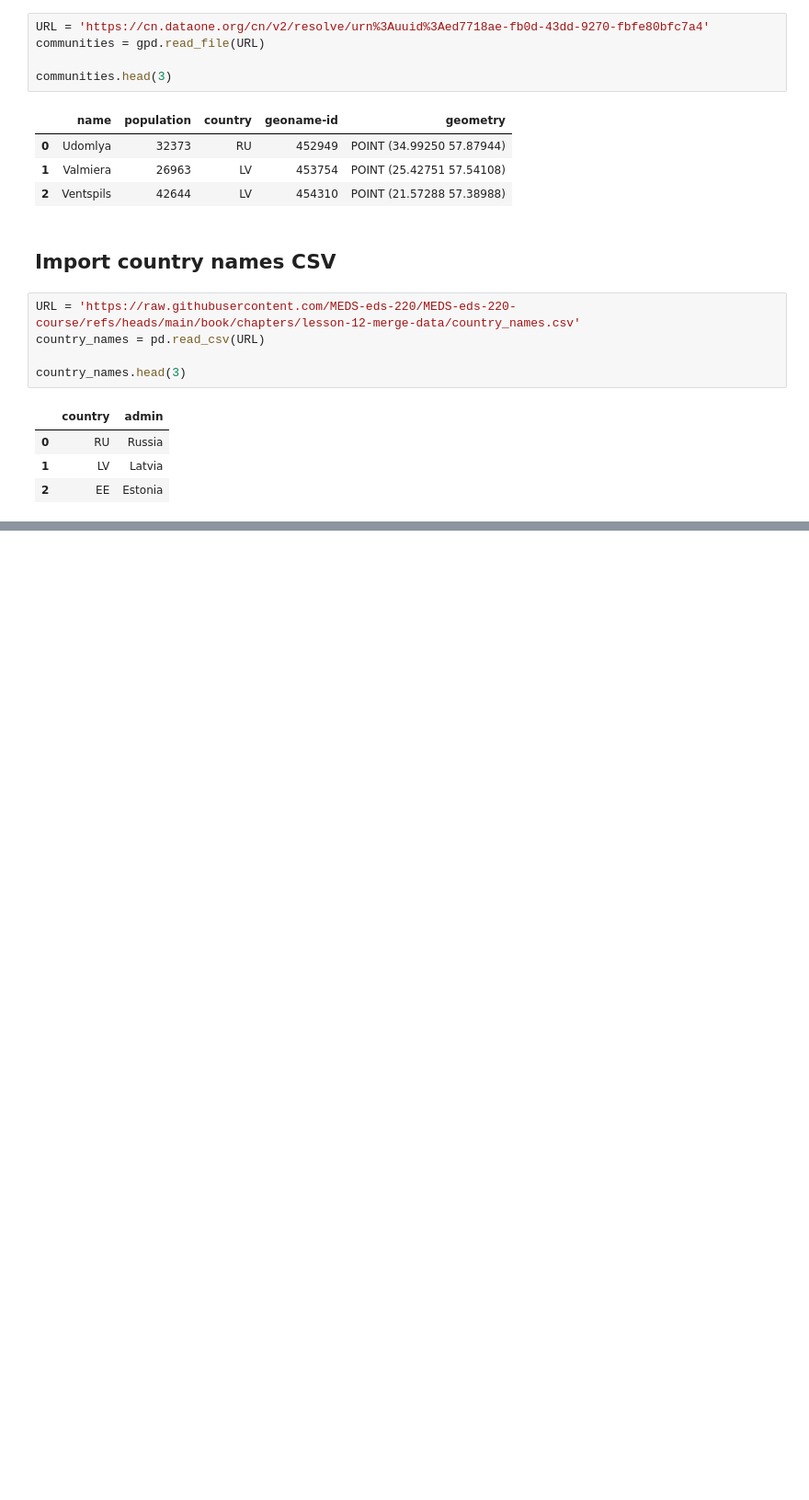
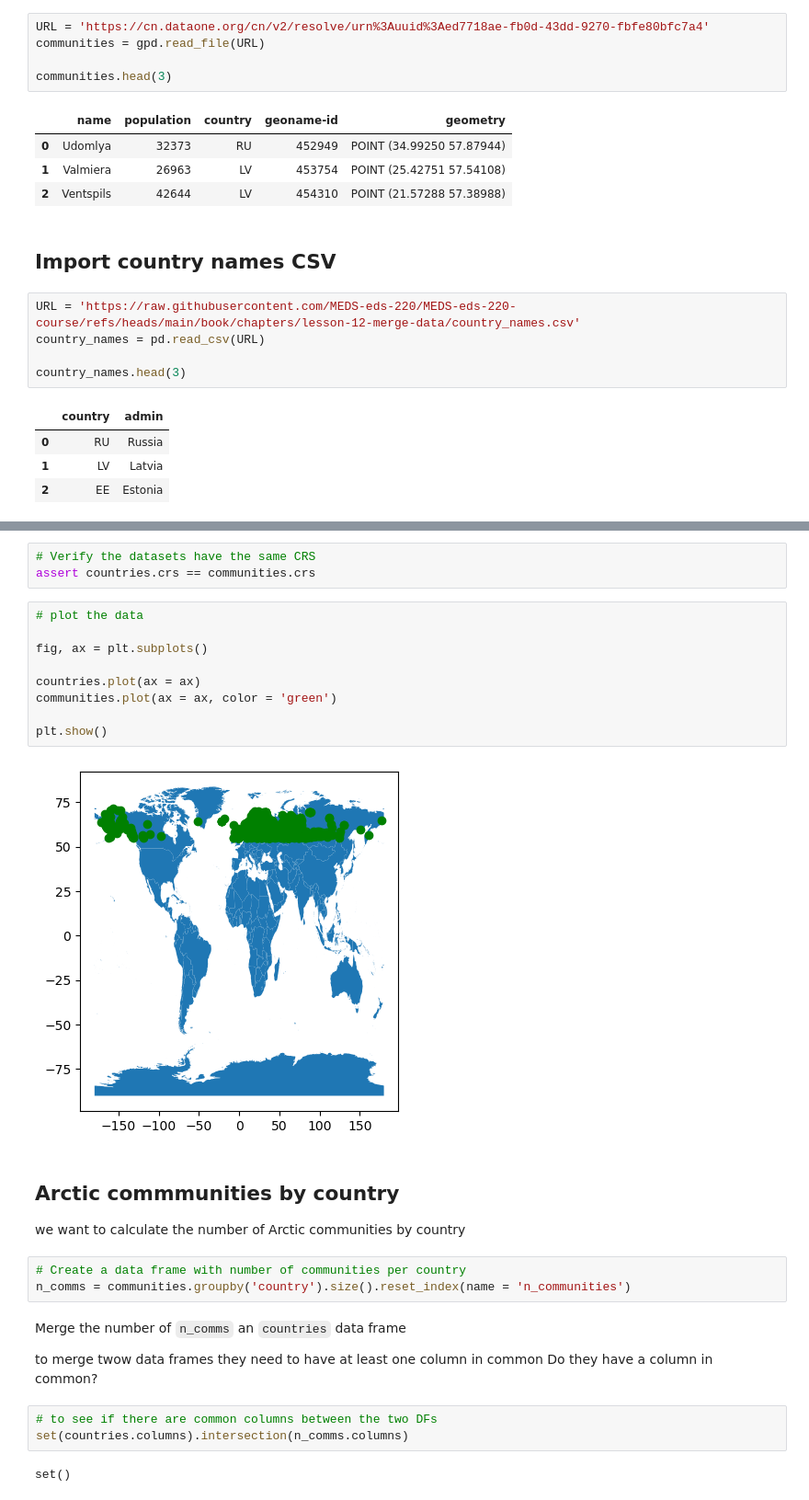
Before and after one commit to ethan-mathews24/eds220-in-class, a Jupyter notebook: Week6/week-6-merge-reproject-STUDENTS.ipynb, the cells around one changed output, grey strips where cells are left out. Shown at 92% size. Drawn from its saved outputs; the diff is of its cells as text; blank space fills up the shorter version.

```diff
--- a/Week6/week-6-merge-reproject-STUDENTS.ipynb
+++ b/Week6/week-6-merge-reproject-STUDENTS.ipynb
@@ -69,0 +79,31 @@ country_names.head(3)
+# %%
+# Verify the datasets have the same CRS
+assert countries.crs == communities.crs
+# %%
+# plot the data
+
+fig, ax = plt.subplots()
+
+countries.plot(ax = ax)
+communities.plot(ax = ax, color = 'green')
+
+plt.show()
+# %% [output]
+[figure, added]
+# %% [markdown]
+## Arctic commmunities by country
+
+we want to calculate the number of Arctic communities by country
+# %%
+# Create a data frame with number of communities per country
+n_comms = communities.groupby('country').size().reset_index(name = 'n_communities')
+# %% [markdown]
+Merge the number of `n_comms` an `countries` data frame
+
+to merge twow data frames they need to have at least one column in common
+Do they have a column in common?
+# %%
+# to see if there are common columns between the two DFs
+set(countries.columns).intersection(n_comms.columns)
+# %% [output]
+set()
```
Also changed, not shown: parts of 20 cells of this notebook, 1 other file.
